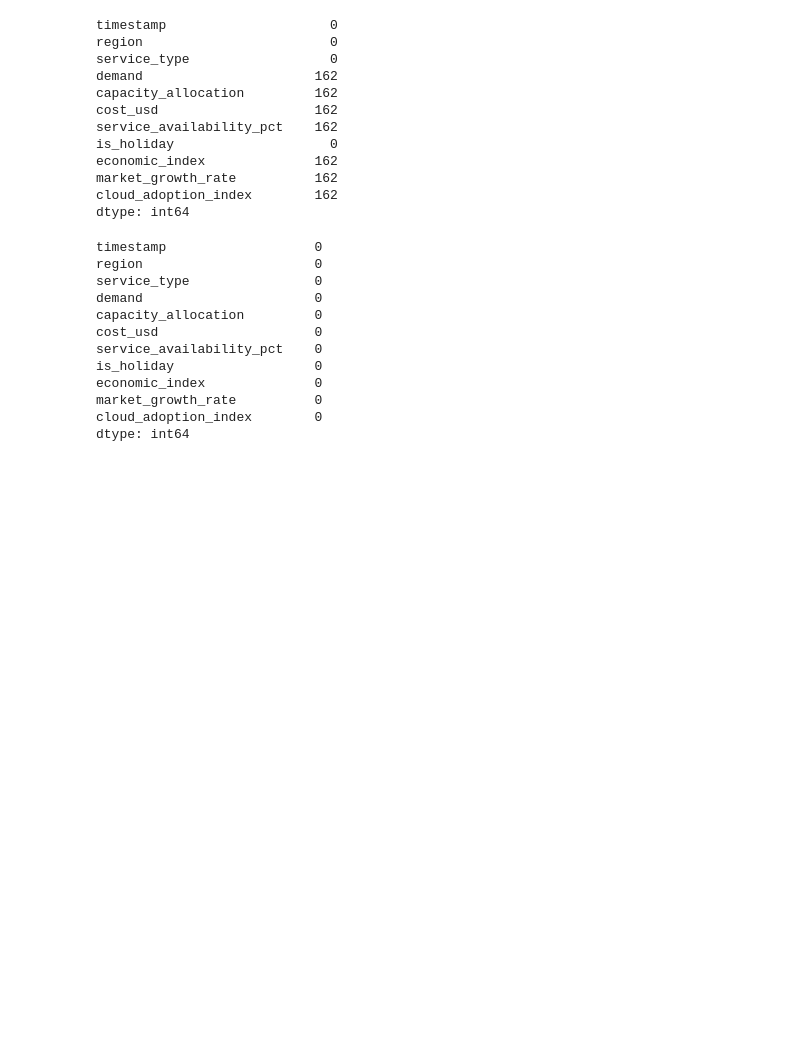
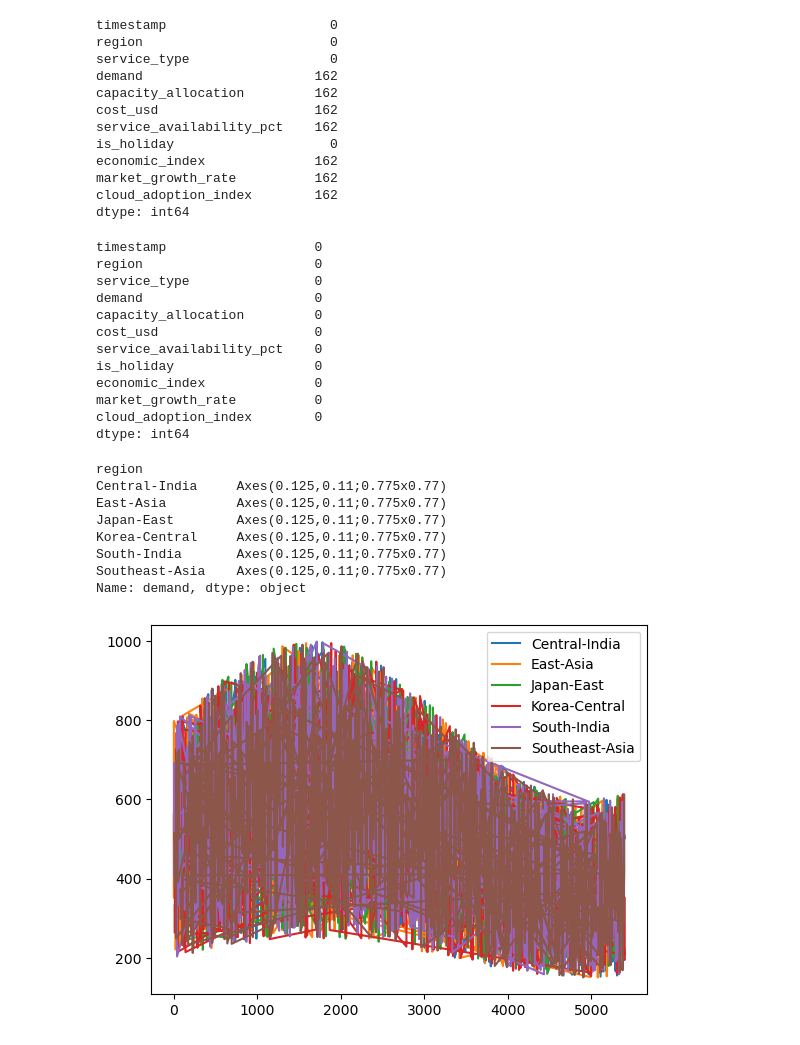
Before and after one commit to riteshsahoo11/Infosys-Azure-Based-Demand-Forecasting, a Jupyter notebook: demand_forecast_code.ipynb, the cells around one changed output. Cells and saved outputs as stored; diff of their text form; code cells hidden in the pictures; blank space fills up the shorter version.

```diff
--- a/demand_forecast_code.ipynb
+++ b/demand_forecast_code.ipynb
@@ -123,3 +123,15 @@ economic_index              0
 market_growth_rate          0
 cloud_adoption_index        0
 dtype: int64
+# %%
+df.groupby('region')['demand'].plot(legend=True)
+# %% [output]
+region
+Central-India     Axes(0.125,0.11;0.775x0.77)
+East-Asia         Axes(0.125,0.11;0.775x0.77)
+Japan-East        Axes(0.125,0.11;0.775x0.77)
+Korea-Central     Axes(0.125,0.11;0.775x0.77)
+South-India       Axes(0.125,0.11;0.775x0.77)
+Southeast-Asia    Axes(0.125,0.11;0.775x0.77)
+Name: demand, dtype: object
+[figure, added]
```
Also changed, not shown: parts of 5 cells of this notebook.
